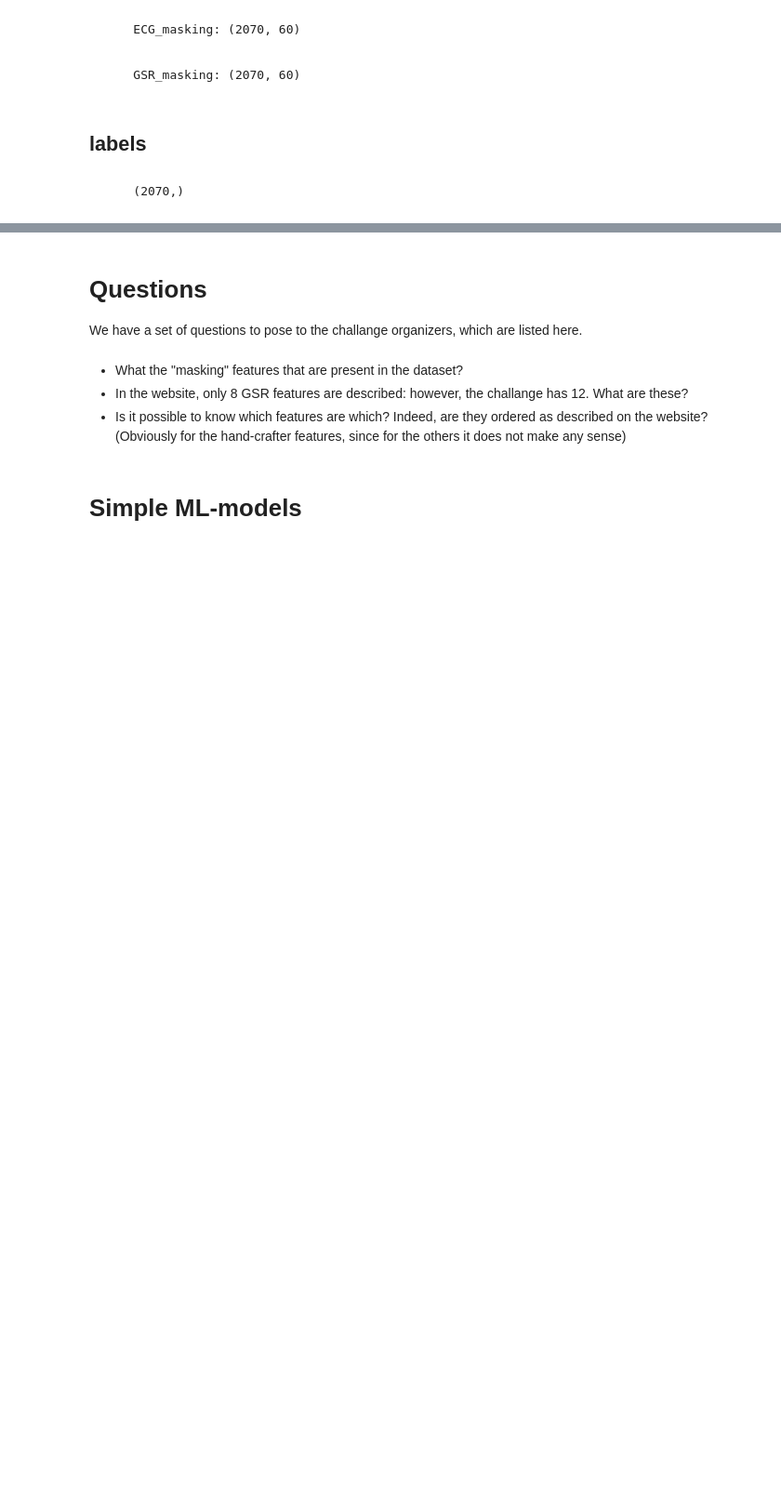
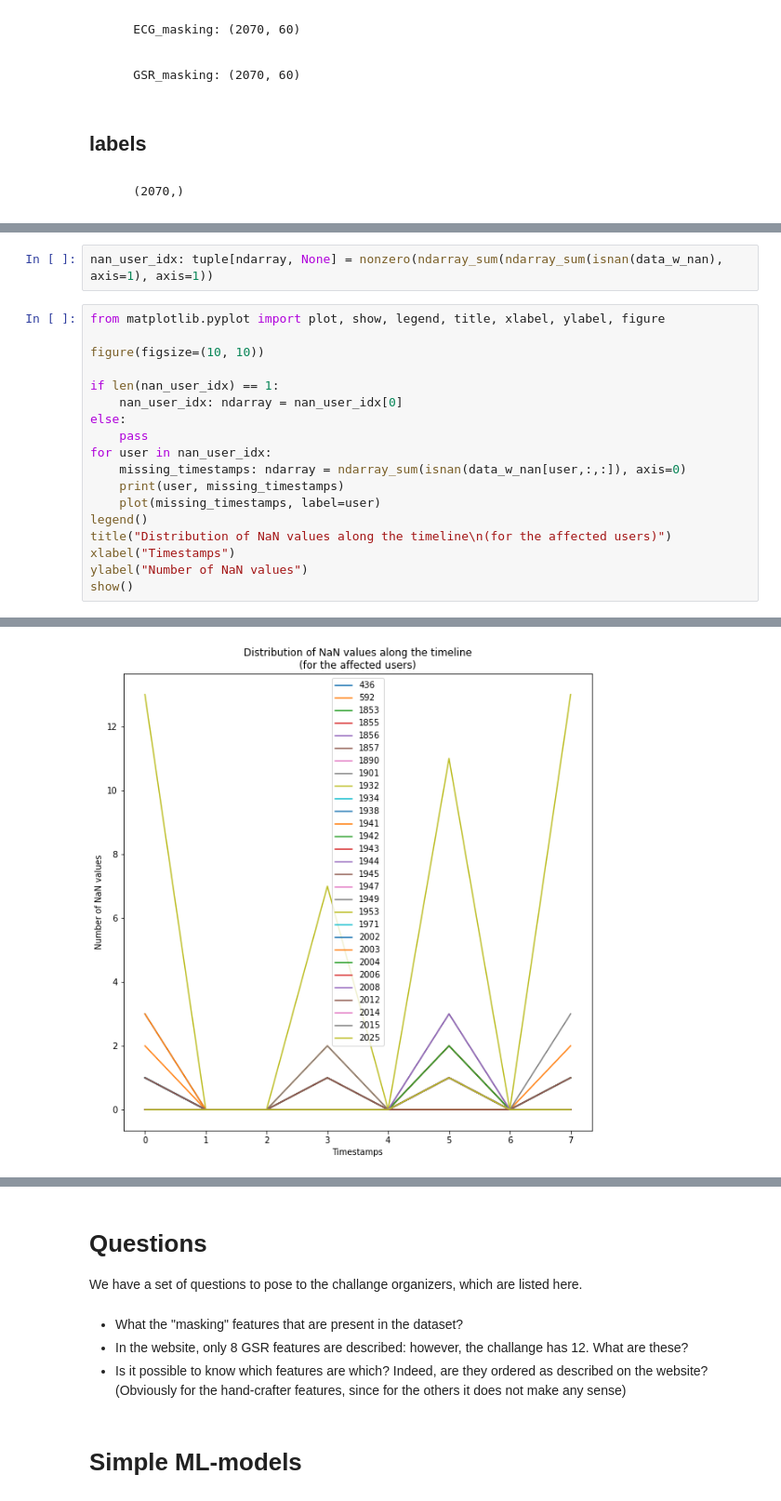
Before and after one commit to LeonardoAlchieri/MUSE, a Jupyter notebook: notebooks/tests.ipynb, the cells around one changed output, grey strips where cells are left out. Shown: that part at 93% size. Saved outputs shown, nothing was run; the diff lists cells and outputs as text; blank space fills up the shorter version.

```diff
--- a/notebooks/tests.ipynb
+++ b/notebooks/tests.ipynb
@@ -98,0 +169,21 @@ data.get_handcrafted_features(test=False, joined=False)
+# %%
+nan_user_idx: tuple[ndarray, None] = nonzero(ndarray_sum(ndarray_sum(isnan(data_w_nan), axis=1), axis=1))
+# %%
+from matplotlib.pyplot import plot, show, legend, title, xlabel, ylabel, figure
+
+figure(figsize=(10, 10))
+
+if len(nan_user_idx) == 1:
+    nan_user_idx: ndarray = nan_user_idx[0]
+else:
+    pass
+for user in nan_user_idx:
+    missing_timestamps: ndarray = ndarray_sum(isnan(data_w_nan[user,:,:]), axis=0)
+    print(user, missing_timestamps)
+    plot(missing_timestamps, label=user)
+legend()
+title("Distribution of NaN values along the timeline\n(for the affected users)")
+xlabel("Timestamps")
+ylabel("Number of NaN values")
+show()
+# %% [output]
@@ -98,0 +207 @@ data.get_handcrafted_features(test=False, joined=False)
+[figure, added]
```
Also changed, not shown: parts of 13 cells of this notebook, 2 other files.
